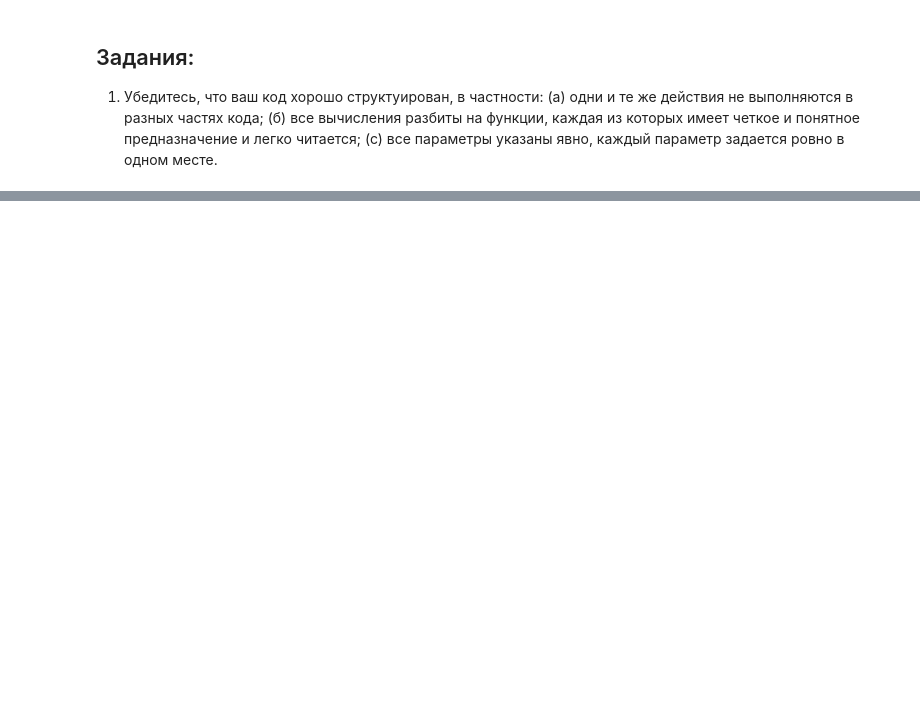
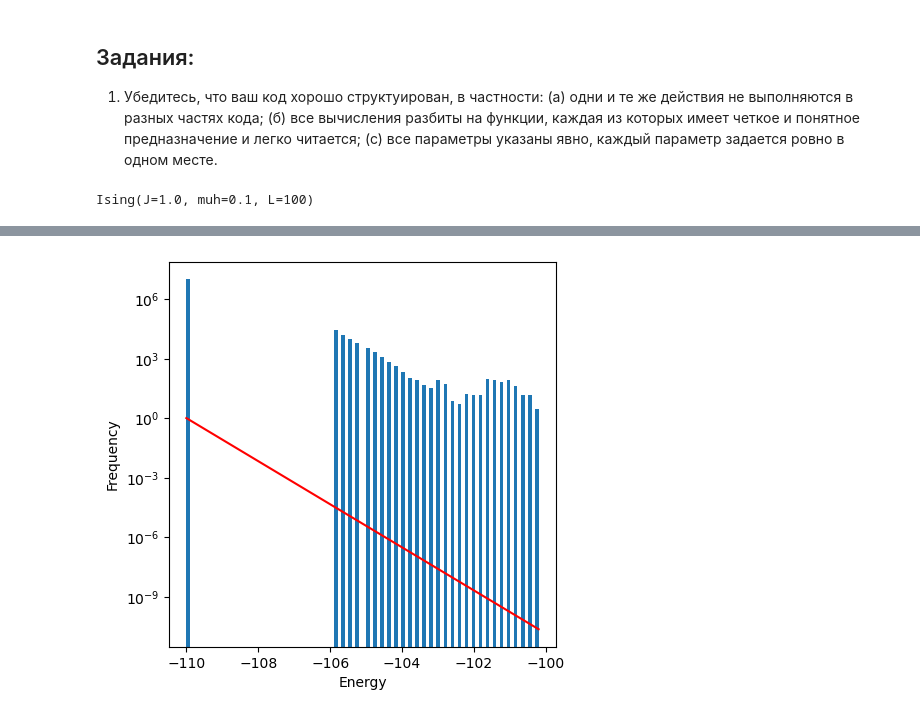
Before and after one commit to alepoydes/introduction-to-numerical-simulation, a Jupyter notebook: practice/MonteCarlo.ipynb, the cells around one changed output, grey strips where cells are left out. Saved outputs shown, nothing was run; the diff lists cells and outputs as text; code cells hidden in the pictures; blank space fills up the shorter version.

Commit message:
+ Metropolis algorithm in numba

```diff
--- a/practice/MonteCarlo.ipynb
+++ b/practice/MonteCarlo.ipynb
@@ -523,3 +523,66 @@ np.max(rng)=22.0 np.max(x)=20.0
 ## Задания:
 
 1. Убедитесь, что ваш код хорошо структуирован, в частности: (a) одни и те же действия не выполняются в разных частях кода; (б) все вычисления разбиты на функции, каждая из которых имеет четкое и понятное предназначение и легко читается; (с) все параметры указаны явно, каждый параметр задается ровно в одном месте.
+# %%
+# Быстрая реализация алгоритма Метрополиса-Гастингса с использованием numba.
+import numba as nb
+
+# return -model.J*np.sum(state*np.roll(state, 1, axis=-1), axis=-1)-model.muh*np.sum(state, axis=-1)
+
+@nb.njit('f4(i1[:],i4,f4,f4)')
+def energy_variation_by_flip(state, spin, J, muh):
+    n = state.shape[0]
+    a, b, c = state[(spin-1)%n], state[spin%n], state[(spin+1)%n]
+    # e0 = -J*(a*b+b*c)-muh*b
+    # e1 = -J*(a*(-b)+(-b)*c)-muh*(-b)
+    de = 2*(J*(a+c)+muh)*b  # e1-e0
+    return de
+
+@nb.njit('f4[:](i1[:],i4,i4,f4,f4,f4)')
+def metropolis(state, nsamples, pause, J, muh, kBT):
+    N = state.shape[0]
+    samples = np.empty(nsamples, dtype=np.float32)
+    # Compute initial energy.
+    eJ, eh = 0., 0.
+    for n in range(N-1):
+        eJ += state[n]*state[n+1]
+        eh += state[n]
+    eJ += state[0]*state[N-1]
+    eh += state[N-1]
+    samples[0] = e = -J*eJ-muh*eh
+    # Run simulation.
+    for n in range(1,nsamples):
+        for k in range(pause):
+            # Find a candidate for flip.
+            q = np.random.randint(N)
+            # Energy variation by the swap.
+            de = energy_variation_by_flip(state, q, J, muh)
+            # Acceptance rate
+            alpha = np.exp(-de/kBT)
+            # Test transition.
+            u = np.random.random()
+            if u<=alpha: # Accept.
+                state[q] *= -1
+                e += de
+        samples[n] = e
+    return samples
+
+model = Ising(J=1.0, muh=0.1, L=100)
+display(model)
+state = model.random_states_uni(1).flatten()
+kBT = 0.4
+%time samples = metropolis(state, 10000000, 10, model.J, model.muh, kBT)
+samples = samples[10000:]
+
+e_min = np.min(samples)
+e_range = np.linspace(e_min, np.max(samples), 100)
+prediction = np.exp(-(e_range-e_min)/kBT)
+
+fig, ax = plt.subplots(figsize=(5,5))
+ax.hist(samples[1000:], bins=100, log=True)
+ax.plot(e_range, prediction, '-r')
+ax.set_xlabel("Energy")
+ax.set_ylabel("Frequency")
+plt.show()
+# %% [output]
+Ising(J=1.0, muh=0.1, L=100)
@@ -525,0 +591 @@ np.max(rng)=22.0 np.max(x)=20.0
+[figure, added]
```
Also changed, not shown: parts of 6 cells of this notebook.
